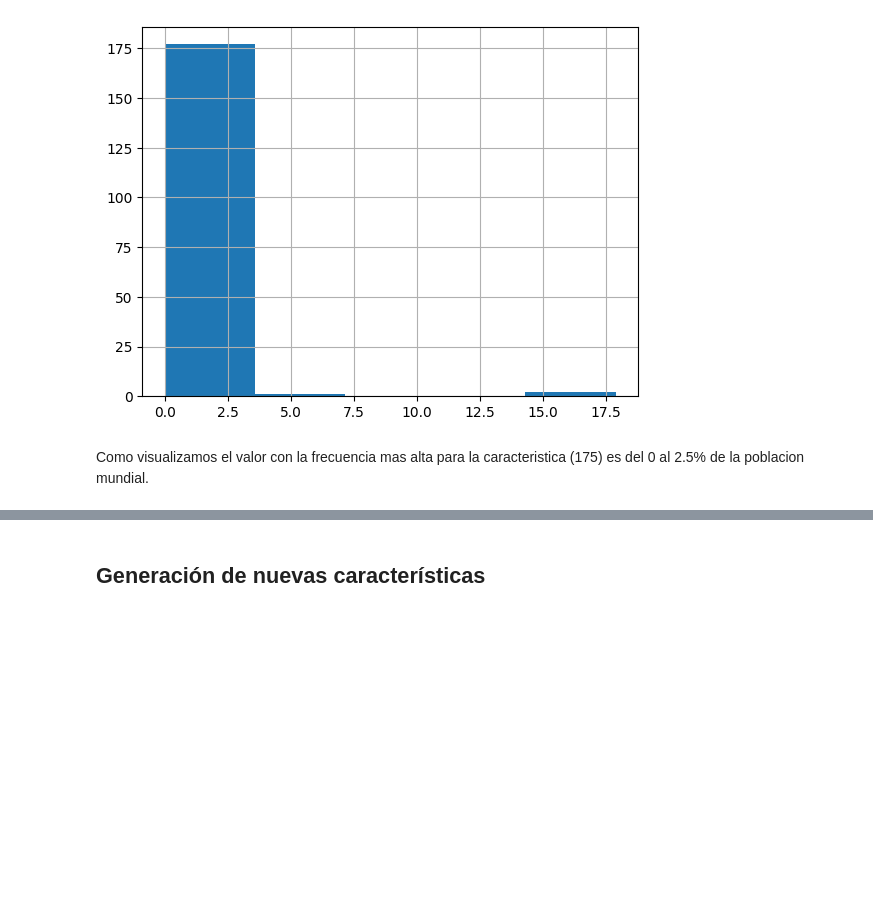
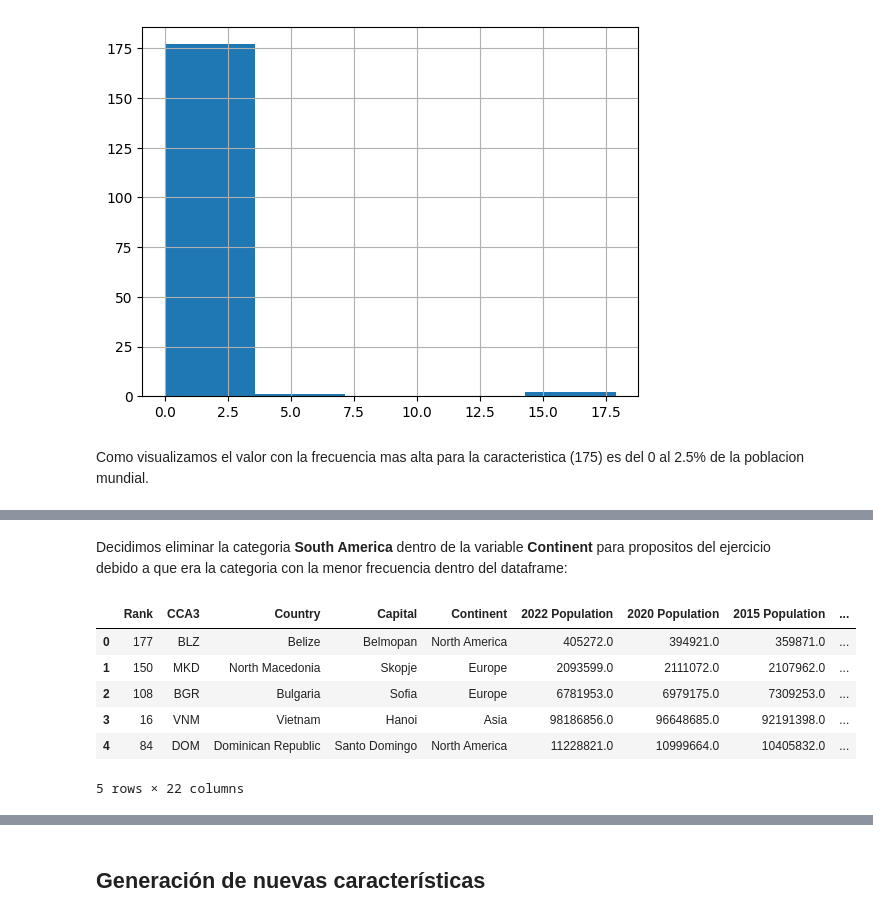
Before and after one commit to andreavazquezt/ProyectoIntegrador, a Jupyter notebook: Avance2_Equipo4.ipynb, the cells around one changed output, grey strips where cells are left out. Saved outputs shown, nothing was run; the diff lists cells and outputs as text; code cells hidden in the pictures; blank space fills up the shorter version.

```diff
--- a/Avance2_Equipo4.ipynb
+++ b/Avance2_Equipo4.ipynb
@@ -177,0 +218,13 @@ Como visualizamos el valor con la frecuencia mas alta para la caracteristica (17
+# %% [markdown]
+Decidimos eliminar la categoria **South America** dentro de la variable **Continent** para propositos del ejercicio debido a que era la categoria con la menor frecuencia dentro del dataframe:
+# %%
+train_df.drop('South America', inplace=True, axis=1)
+train_df.head()
+# %% [output]
+|  | Rank | CCA3 | Country | Capital | Continent | 2022 Population | 2020 Population | 2015 Population | ... |
+| 0 | 177 | BLZ | Belize | Belmopan | North America | 405272.0 | 394921.0 | 359871.0 | ... |
+| 1 | 150 | MKD | North Macedonia | Skopje | Europe | 2093599.0 | 2111072.0 | 2107962.0 | ... |
+| 2 | 108 | BGR | Bulgaria | Sofia | Europe | 6781953.0 | 6979175.0 | 7309253.0 | ... |
+| 3 | 16 | VNM | Vietnam | Hanoi | Asia | 98186856.0 | 96648685.0 | 92191398.0 | ... |
+| 4 | 84 | DOM | Dominican Republic | Santo Domingo | North America | 11228821.0 | 10999664.0 | 10405832.0 | ... |
+5 rows × 22 columns
```
Also changed, not shown: parts of 20 cells of this notebook.
